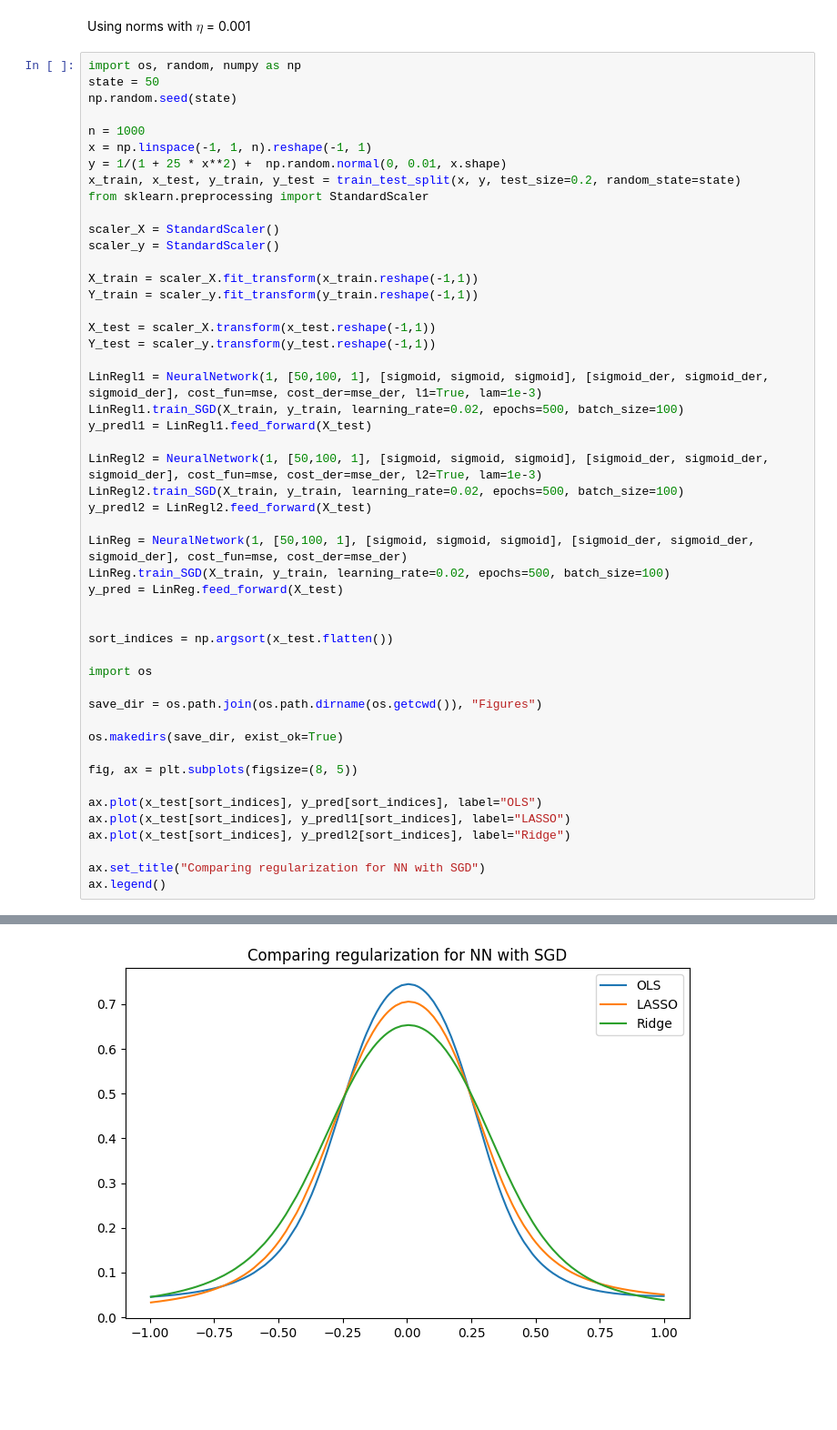
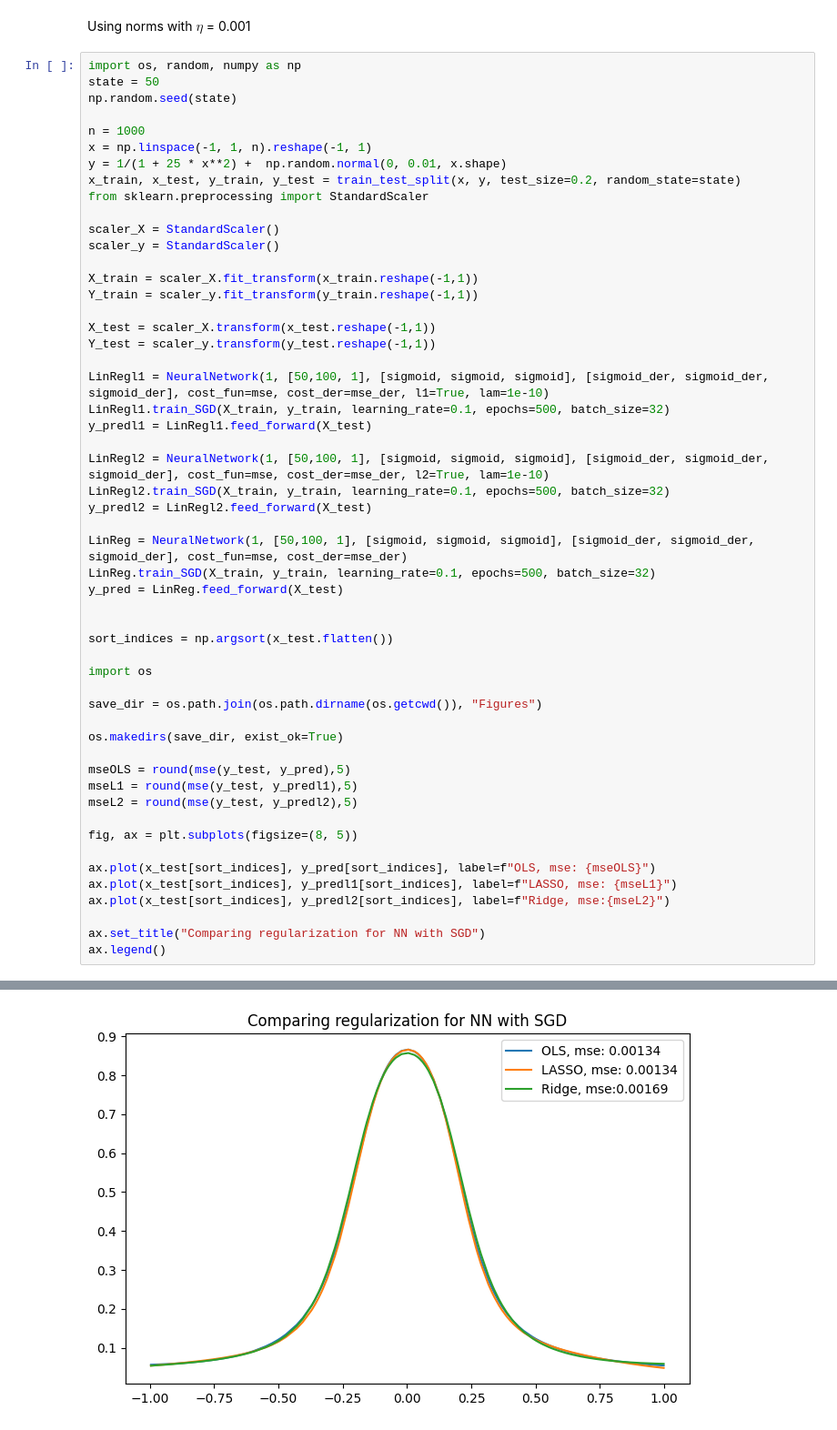
Before and after one commit to JVestly/Project-2, a Jupyter notebook: Code/tests_e.ipynb, the cells around one changed output, grey strips where cells are left out. Shown: that part at 91% size. Saved outputs shown, nothing was run; the diff lists cells and outputs as text; blank space fills up the shorter version.

```diff
--- a/Code/tests_e.ipynb
+++ b/Code/tests_e.ipynb
@@ -92,39 +92,43 @@ scaler_y = StandardScaler()
 
 X_train = scaler_X.fit_transform(x_train.reshape(-1,1))
 Y_train = scaler_y.fit_transform(y_train.reshape(-1,1))
 
 X_test = scaler_X.transform(x_test.reshape(-1,1))
 Y_test = scaler_y.transform(y_test.reshape(-1,1))
 
-LinRegl1 = NeuralNetwork(1, [50,100, 1], [sigmoid, sigmoid, sigmoid], [sigmoid_der, sigmoid_der, sigmoid_der], cost_fun=mse, cost_der=mse_der, l1=True, lam=1e-3)
-LinRegl1.train_SGD(X_train, y_train, learning_rate=0.02, epochs=500, batch_size=100)
+LinRegl1 = NeuralNetwork(1, [50,100, 1], [sigmoid, sigmoid, sigmoid], [sigmoid_der, sigmoid_der, sigmoid_der], cost_fun=mse, cost_der=mse_der, l1=True, lam=1e-10)
+LinRegl1.train_SGD(X_train, y_train, learning_rate=0.1, epochs=500, batch_size=32)
 y_predl1 = LinRegl1.feed_forward(X_test)
 
-LinRegl2 = NeuralNetwork(1, [50,100, 1], [sigmoid, sigmoid, sigmoid], [sigmoid_der, sigmoid_der, sigmoid_der], cost_fun=mse, cost_der=mse_der, l2=True, lam=1e-3)
-LinRegl2.train_SGD(X_train, y_train, learning_rate=0.02, epochs=500, batch_size=100)
+LinRegl2 = NeuralNetwork(1, [50,100, 1], [sigmoid, sigmoid, sigmoid], [sigmoid_der, sigmoid_der, sigmoid_der], cost_fun=mse, cost_der=mse_der, l2=True, lam=1e-10)
+LinRegl2.train_SGD(X_train, y_train, learning_rate=0.1, epochs=500, batch_size=32)
 y_predl2 = LinRegl2.feed_forward(X_test)
 
 LinReg = NeuralNetwork(1, [50,100, 1], [sigmoid, sigmoid, sigmoid], [sigmoid_der, sigmoid_der, sigmoid_der], cost_fun=mse, cost_der=mse_der)
-LinReg.train_SGD(X_train, y_train, learning_rate=0.02, epochs=500, batch_size=100)
+LinReg.train_SGD(X_train, y_train, learning_rate=0.1, epochs=500, batch_size=32)
 y_pred = LinReg.feed_forward(X_test)
 
 
 sort_indices = np.argsort(x_test.flatten())
 
 import os
 
 save_dir = os.path.join(os.path.dirname(os.getcwd()), "Figures")
 
 os.makedirs(save_dir, exist_ok=True)
 
+mseOLS = round(mse(y_test, y_pred),5)
+mseL1 = round(mse(y_test, y_predl1),5)
+mseL2 = round(mse(y_test, y_predl2),5)
+
 fig, ax = plt.subplots(figsize=(8, 5))
 
-ax.plot(x_test[sort_indices], y_pred[sort_indices], label="OLS")
-ax.plot(x_test[sort_indices], y_predl1[sort_indices], label="LASSO")
-ax.plot(x_test[sort_indices], y_predl2[sort_indices], label="Ridge")
+ax.plot(x_test[sort_indices], y_pred[sort_indices], label=f"OLS, mse: {mseOLS}")
+ax.plot(x_test[sort_indices], y_predl1[sort_indices], label=f"LASSO, mse: {mseL1}")
+ax.plot(x_test[sort_indices], y_predl2[sort_indices], label=f"Ridge, mse:{mseL2}")
 
 ax.set_title("Comparing regularization for NN with SGD")
 ax.legend()
 # %% [output]
 <matplotlib.legend.Legend at 0x...>
-[figure, old version]
+[figure, new version]
```
Also changed, not shown: 12 other files.
